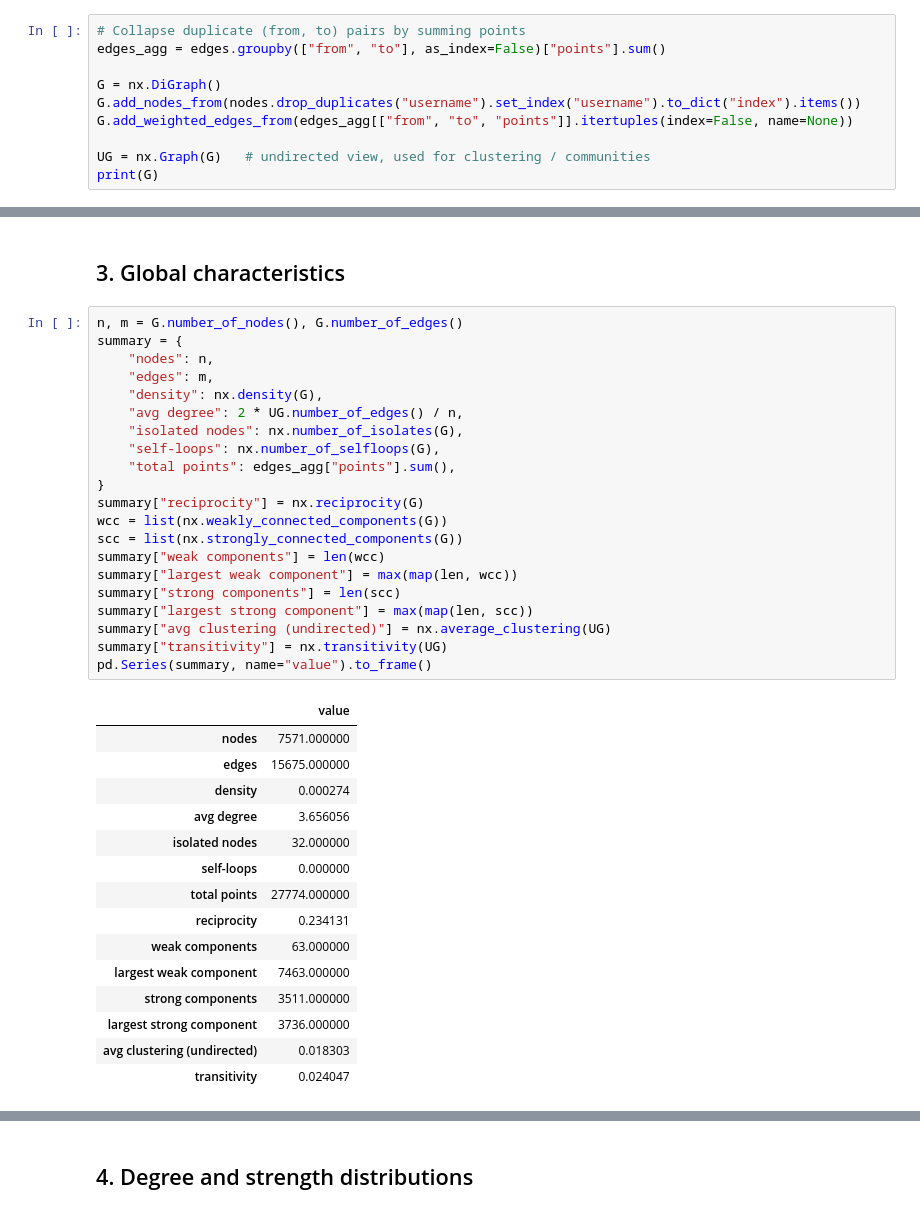
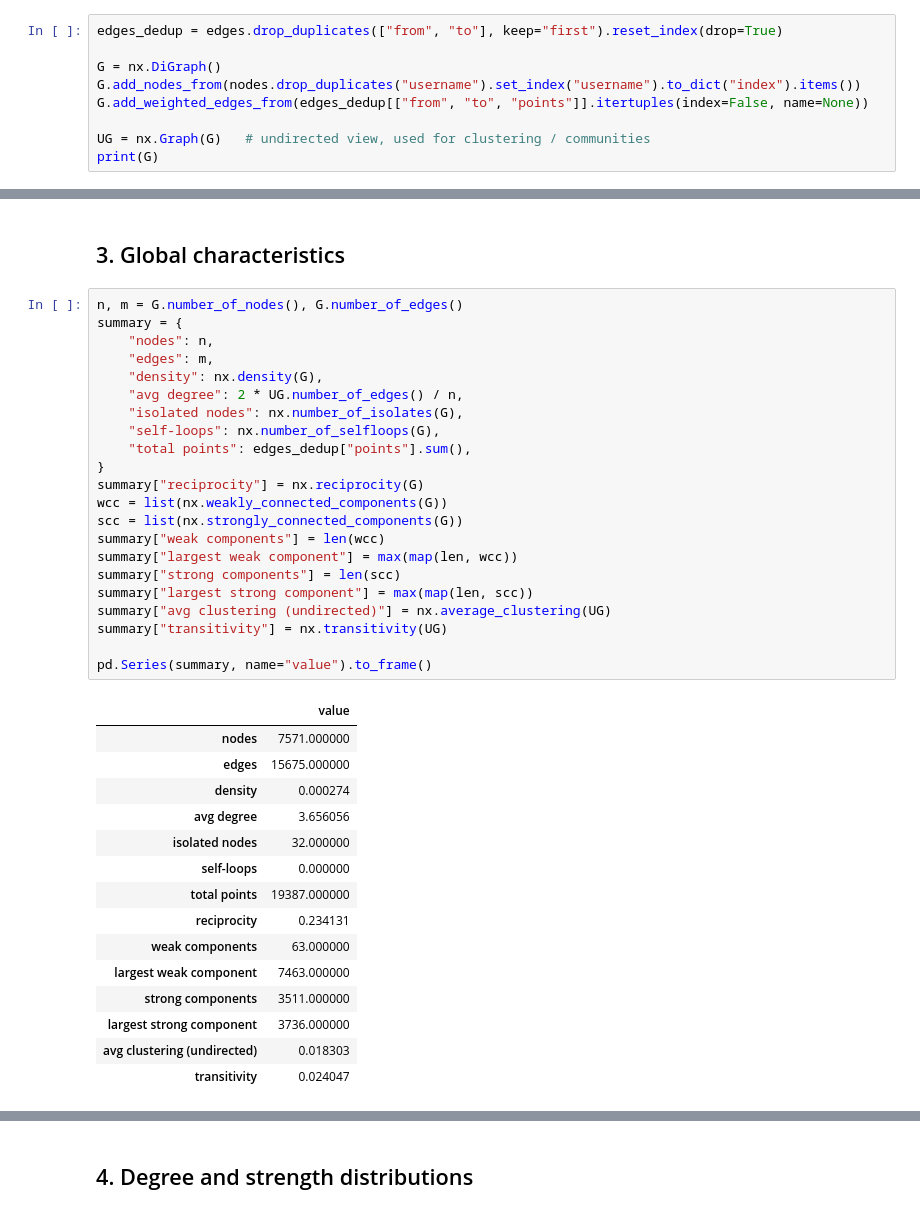
Before and after one commit to kSperczynski/GraphML-Lichess, a Jupyter notebook: notebooks/graph_exploration.ipynb, the cells around one changed output, grey strips where cells are left out. Drawn from its saved outputs; the diff is of its cells as text.

```diff
--- a/notebooks/graph_exploration.ipynb
+++ b/notebooks/graph_exploration.ipynb
@@ -77,12 +77,11 @@ nodes with no edges at all:        32
 # %% [markdown]
 ## 2. Build the graph
 # %%
-# Collapse duplicate (from, to) pairs by summing points
-edges_agg = edges.groupby(["from", "to"], as_index=False)["points"].sum()
+edges_dedup = edges.drop_duplicates(["from", "to"], keep="first").reset_index(drop=True)
 
 G = nx.DiGraph()
 G.add_nodes_from(nodes.drop_duplicates("username").set_index("username").to_dict("index").items())
-G.add_weighted_edges_from(edges_agg[["from", "to", "points"]].itertuples(index=False, name=None))
+G.add_weighted_edges_from(edges_dedup[["from", "to", "points"]].itertuples(index=False, name=None))
 
 UG = nx.Graph(G)   # undirected view, used for clustering / communities
 print(G)
@@ -93,33 +92,34 @@ DiGraph with 7571 nodes and 15675 edges
 # %%
 n, m = G.number_of_nodes(), G.number_of_edges()
 summary = {
     "nodes": n,
     "edges": m,
     "density": nx.density(G),
     "avg degree": 2 * UG.number_of_edges() / n,
     "isolated nodes": nx.number_of_isolates(G),
     "self-loops": nx.number_of_selfloops(G),
-    "total points": edges_agg["points"].sum(),
+    "total points": edges_dedup["points"].sum(),
 }
 summary["reciprocity"] = nx.reciprocity(G)
 wcc = list(nx.weakly_connected_components(G))
 scc = list(nx.strongly_connected_components(G))
 summary["weak components"] = len(wcc)
 summary["largest weak component"] = max(map(len, wcc))
 summary["strong components"] = len(scc)
 summary["largest strong component"] = max(map(len, scc))
 summary["avg clustering (undirected)"] = nx.average_clustering(UG)
 summary["transitivity"] = nx.transitivity(UG)
+
 pd.Series(summary, name="value").to_frame()
 # %% [output]
 |  | value |
 | nodes | 7571.000000 |
 | edges | 15675.000000 |
 | density | 0.000274 |
 | avg degree | 3.656056 |
 | isolated nodes | 32.000000 |
 | self-loops | 0.000000 |
-| total points | 27774.000000 |
+| total points | 19387.000000 |
 | reciprocity | 0.234131 |
 | weak components | 63.000000 |
 | largest weak component | 7463.000000 |
```
Also changed, not shown: parts of 12 cells of this notebook, 1 other file.
